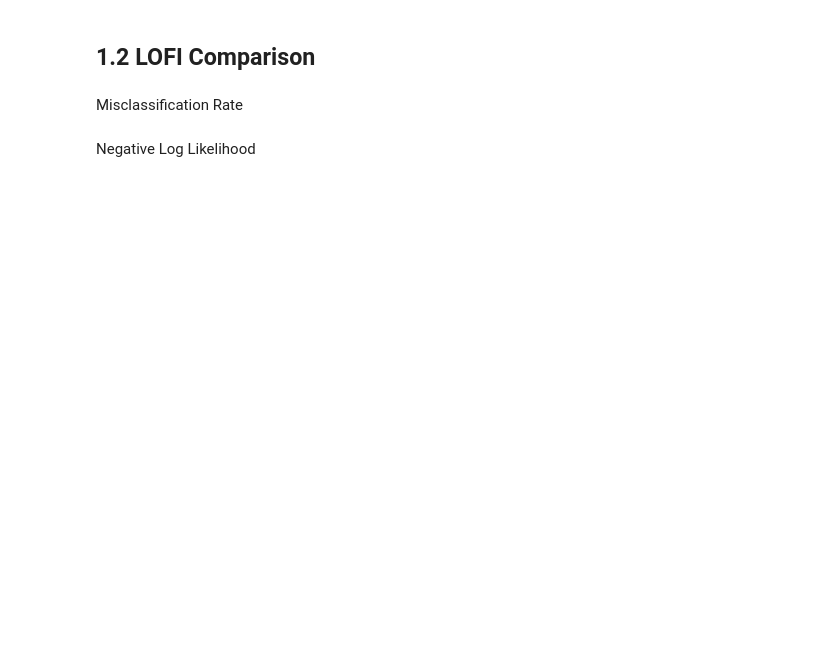
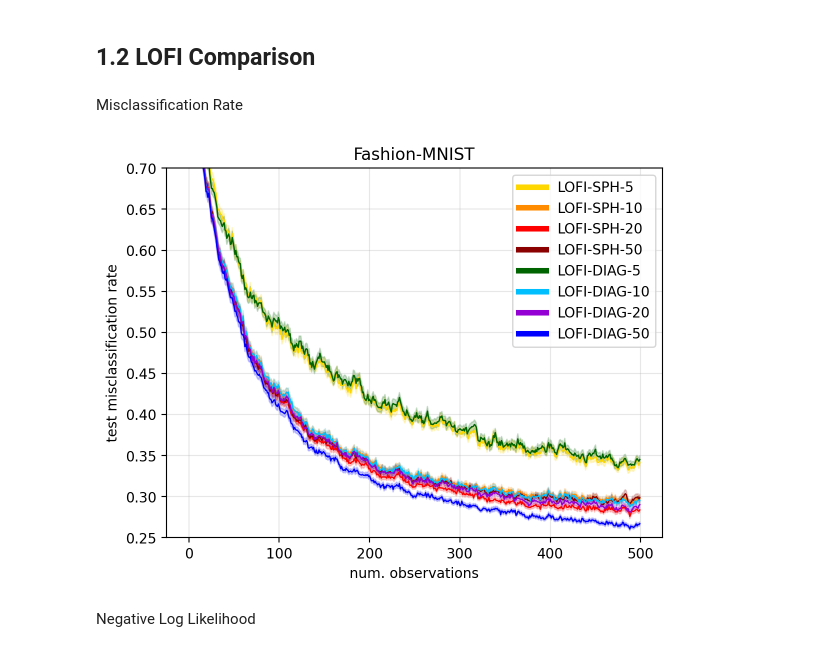
Before and after one commit to probml/rebayes, a Jupyter notebook: demos/collas/classification/generate_plots.ipynb, the cells around one changed output. Drawn from its saved outputs; the diff is of its cells as text; code cells hidden in the pictures; blank space fills up the shorter version.

```diff
--- a/demos/collas/classification/generate_plots.ipynb
+++ b/demos/collas/classification/generate_plots.ipynb
@@ -108,16 +111,17 @@ Error:
 ## 1.2 LOFI Comparison
 # %%
 lofi_methods_st = {
-    'lofi-1-diagonal': 'LOFI-DIAG-1',
-    'lofi-5-diagonal': 'LOFI-DIAG-5',
-    'lofi-10-diagonal': 'LOFI-DIAG-10',
-    'lofi-20-diagonal': 'LOFI-DIAG-20',
-    'lofi-50-diagonal': 'LOFI-DIAG-50',
-    'lofi-1-spherical': 'LOFI-SPH-1',
-    'lofi-5-spherical': 'LOFI-SPH-5',
-    'lofi-10-spherical': 'LOFI-SPH-10',
-    'lofi-20-spherical': 'LOFI-SPH-20',
-    'lofi-50-spherical': 'LOFI-SPH-50',
+    # 'lofi-1-spherical': 'LOFI-SPH-1',
+    'lofi-5-spherical': ('LOFI-SPH-5', 'gold'),
+    'lofi-10-spherical': ('LOFI-SPH-10', 'darkorange'),
+    'lofi-20-spherical': ('LOFI-SPH-20', 'red'),
+    'lofi-50-spherical': ('LOFI-SPH-50', 'darkred'),
+
+    # 'lofi-1-diagonal': 'LOFI-DIAG-1',
+    'lofi-5-diagonal': ('LOFI-DIAG-5', 'darkgreen'),
+    'lofi-10-diagonal': ('LOFI-DIAG-10', 'deepskyblue'),
+    'lofi-20-diagonal': ('LOFI-DIAG-20', 'darkviolet'),
+    'lofi-50-diagonal': ('LOFI-DIAG-50', 'blue'),
 }
 
 n_iter = 100
@@ -127,19 +131,21 @@ path_st = Path(Path.cwd(), "output", "stationary")
 lofi_results_miscl_st, lofi_results_nll_st = {}, {}
 key = jr.PRNGKey(0)
 
-for method in methods_st:
+for method in lofi_methods_st:
     key, *subkeys = jr.split(key, 3)
     with open(Path(path_st, f'{method}_miscl.pkl'), "rb") as f:
         curr_miscl = pickle.load(f)
         # Add vertical jitters
         curr_miscl = {
-            "mean": curr_miscl["mean"] + 0.01 * jr.normal(subkeys[0], curr_miscl["mean"].shape),
+            "mean": curr_miscl["mean"] + 0.001 * jr.normal(subkeys[0], curr_miscl["mean"].shape),
+            "std": curr_miscl["std"],
         }
     with open(Path(path_st, f'{method}_nll.pkl'), "rb") as f:
         curr_nll = pickle.load(f)
         # Add vertical jitters
         curr_nll = {
-            "mean": curr_nll["mean"] + 0.05 * jr.normal(subkeys[1], curr_nll["mean"].shape),
+            "mean": curr_nll["mean"] + 0.01 * jr.normal(subkeys[1], curr_nll["mean"].shape),
+            "std": curr_nll["std"],
         }
     lofi_results_miscl_st[method] = curr_miscl
     lofi_results_nll_st[method] = curr_nll
@@ -148,25 +154,29 @@ Misclassification Rate
 # %%
 fig, ax = plt.subplots()
 for key, val in lofi_results_miscl_st.items():
     mean, std = val['mean'], val['std']
-    ax.plot(mean, label=methods_st[key])
+    label, color = lofi_methods_st[key]
+    ax.plot(mean, label=label, c=color, linewidth=1.0)
     ax.fill_between(
         jnp.arange(mean.shape[0]),
         mean - std / jnp.sqrt(n_iter),
         mean + std / jnp.sqrt(n_iter),
-        alpha=0.2
+        alpha=0.2,
+        color=color
     )
 ax.set_xlabel('num. observations')
 ax.set_ylabel('test misclassification rate')
 ax.set_ylim(0.25, 0.7)
 ax.grid(alpha=0.3)
 ax.set_title('Fashion-MNIST')
 leg = ax.legend()
 # change the line width for the legend
 for line in leg.get_lines():
     line.set_linewidth(4.0)
 
 fig.savefig(Path(path_st, 'stationary-mnist-clf-test-miscl-lofi.pdf'), bbox_inches='tight')
+# %% [output]
+[figure, added]
 # %% [markdown]
 Negative Log Likelihood
 # %%
```
Also changed, not shown: parts of 38 cells of this notebook, 2 other files.
